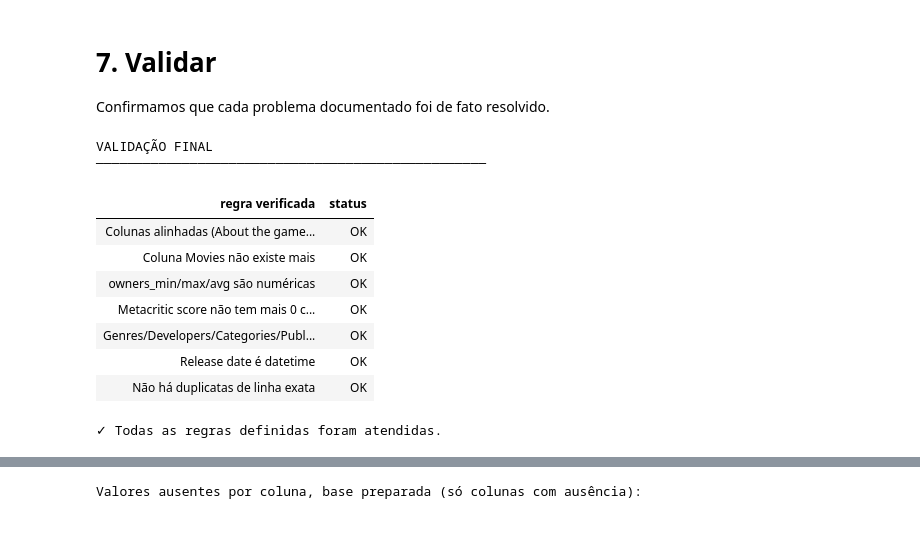
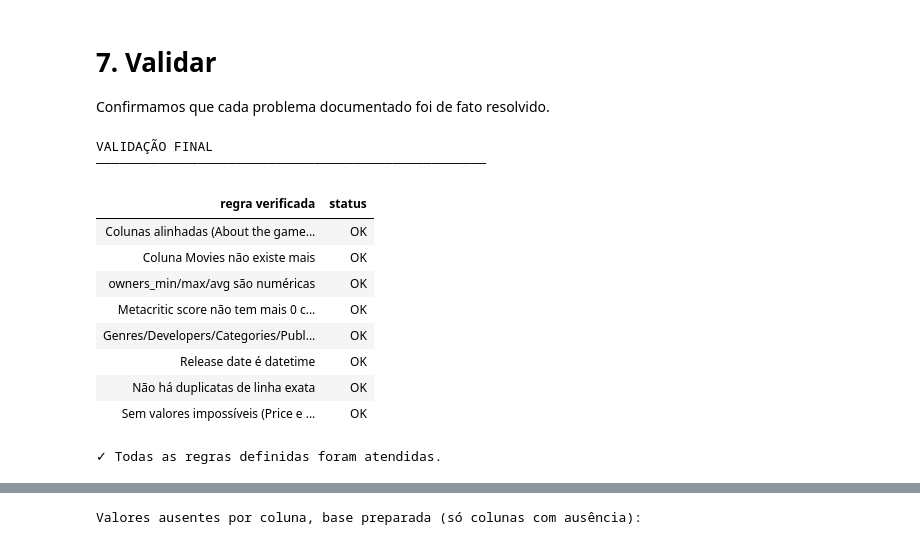
Before and after one commit to LucasStop/pjbl-steam-analytics, a Jupyter notebook: Notebooks/01_inspect_prepare.ipynb, the cells around one changed output, grey strips where cells are left out. Drawn from its saved outputs; the diff is of its cells as text; code cells hidden in the pictures.

```diff
--- a/Notebooks/01_inspect_prepare.ipynb
+++ b/Notebooks/01_inspect_prepare.ipynb
@@ -555,37 +623,40 @@ validacoes = pd.DataFrame({
         "Genres/Developers/Categories/Publishers/Tags sem ausências",
         "Release date é datetime",
         "Não há duplicatas de linha exata",
+        "Sem valores impossíveis (Price e Peak CCU >= 0; Required age 0-21)",
     ],
     "resultado": [
         pd.api.types.is_object_dtype(df_limpo["About the game"]) or pd.api.types.is_string_dtype(df_limpo["About the game"]),
         "Movies" not in df_limpo.columns,
         all(pd.api.types.is_numeric_dtype(df_limpo[c]) for c in ["owners_min", "owners_max", "owners_avg"]),
         (df_limpo["Metacritic score"] == 0).sum() == 0,
         df_limpo[["Genres", "Developers", "Categories", "Publishers", "Tags"]].isnull().sum().sum() == 0,
         pd.api.types.is_datetime64_any_dtype(df_limpo["Release date"]),
         df_limpo.duplicated().sum() == 0,
+        bool((df_limpo[["Price", "Peak CCU"]] >= 0).all().all() and df_limpo["Required age"].between(0, 21).all()),
     ],
 })
 validacoes["status"] = validacoes["resultado"].map({True: "OK", False: "REVISAR"})
 
 print("VALIDAÇÃO FINAL")
 print("─" * 50)
 display(validacoes[["regra verificada", "status"]].style.hide(axis="index"))
 
 falhas = validacoes.loc[~validacoes["resultado"], "regra verificada"].tolist()
 assert not falhas, f"Validações que falharam: {falhas}"
 print("✓ Todas as regras definidas foram atendidas.")
 # %% [output]
 VALIDAÇÃO FINAL
 ──────────────────────────────────────────────────
 | regra verificada | status |
 | Colunas alinhadas (About the game... | OK |
 | Coluna Movies não existe mais | OK |
 | owners_min/max/avg são numéricas | OK |
 | Metacritic score não tem mais 0 c... | OK |
 | Genres/Developers/Categories/Publ... | OK |
 | Release date é datetime | OK |
 | Não há duplicatas de linha exata | OK |
+| Sem valores impossíveis (Price e ... | OK |
 ✓ Todas as regras definidas foram atendidas.
 # %%
 print("RESUMO — ANTES (leitura ingênua) x DEPOIS (base preparada)")
```
Also changed, not shown: parts of 12 cells of this notebook, 8 other files.
